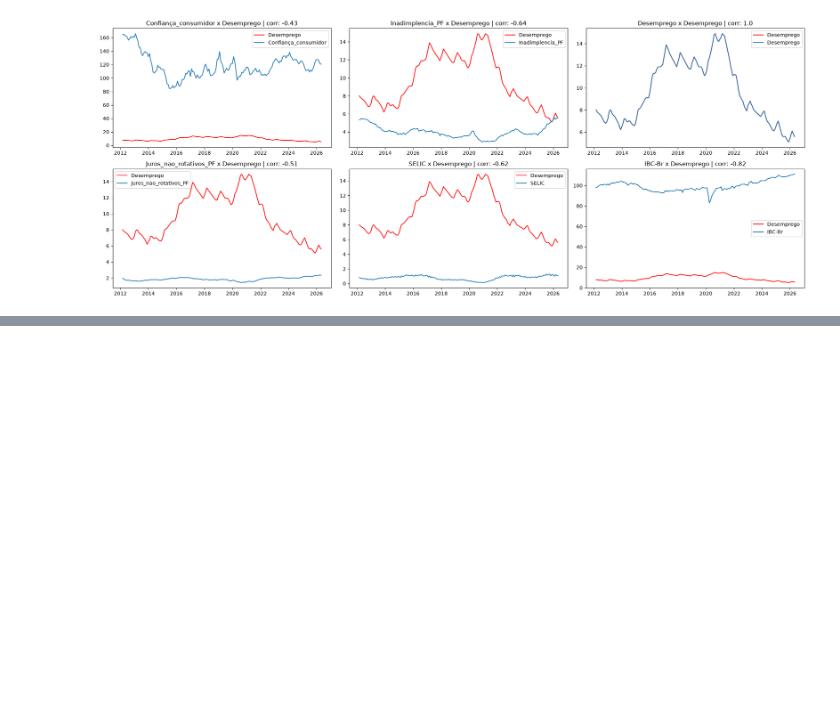
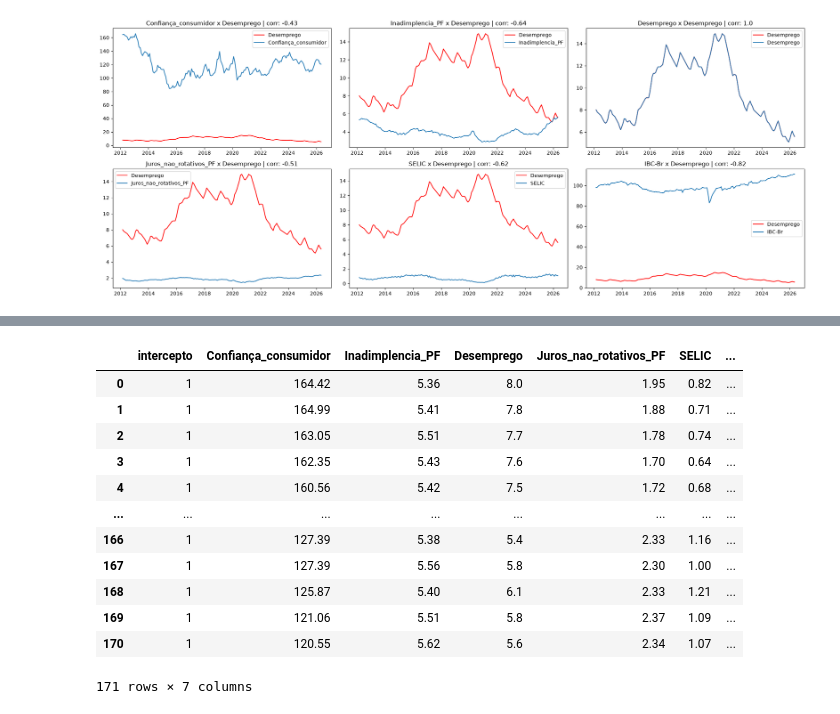
Before and after one commit to WesleySouza13/MacroEconomic-Modeling-Inverse-Problems-for-Default-Estimation-, a Jupyter notebook: notebooks/EDA.ipynb, the cells around one changed output, grey strips where cells are left out. Drawn from its saved outputs; the diff is of its cells as text; code cells hidden in the pictures; blank space fills up the shorter version.

```diff
--- a/notebooks/EDA.ipynb
+++ b/notebooks/EDA.ipynb
@@ -180,0 +249,16 @@ Index(['Confiança_consumidor', 'Inadimplencia_PF', 'Desemprego',
+# %%
+df
+# %% [output]
+|  | intercepto | Confiança_consumidor | Inadimplencia_PF | Desemprego | Juros_nao_rotativos_PF | SELIC | ... |
+| 0 | 1 | 164.42 | 5.36 | 8.0 | 1.95 | 0.82 | ... |
+| 1 | 1 | 164.99 | 5.41 | 7.8 | 1.88 | 0.71 | ... |
+| 2 | 1 | 163.05 | 5.51 | 7.7 | 1.78 | 0.74 | ... |
+| 3 | 1 | 162.35 | 5.43 | 7.6 | 1.70 | 0.64 | ... |
+| 4 | 1 | 160.56 | 5.42 | 7.5 | 1.72 | 0.68 | ... |
+| ... | ... | ... | ... | ... | ... | ... | ... |
+| 166 | 1 | 127.39 | 5.38 | 5.4 | 2.33 | 1.16 | ... |
+| 167 | 1 | 127.39 | 5.56 | 5.8 | 2.30 | 1.00 | ... |
+| 168 | 1 | 125.87 | 5.40 | 6.1 | 2.33 | 1.21 | ... |
+| 169 | 1 | 121.06 | 5.51 | 5.8 | 2.37 | 1.09 | ... |
+| 170 | 1 | 120.55 | 5.62 | 5.6 | 2.34 | 1.07 | ... |
+171 rows × 7 columns
```
Also changed, not shown: parts of 12 cells of this notebook, 1 other file.
